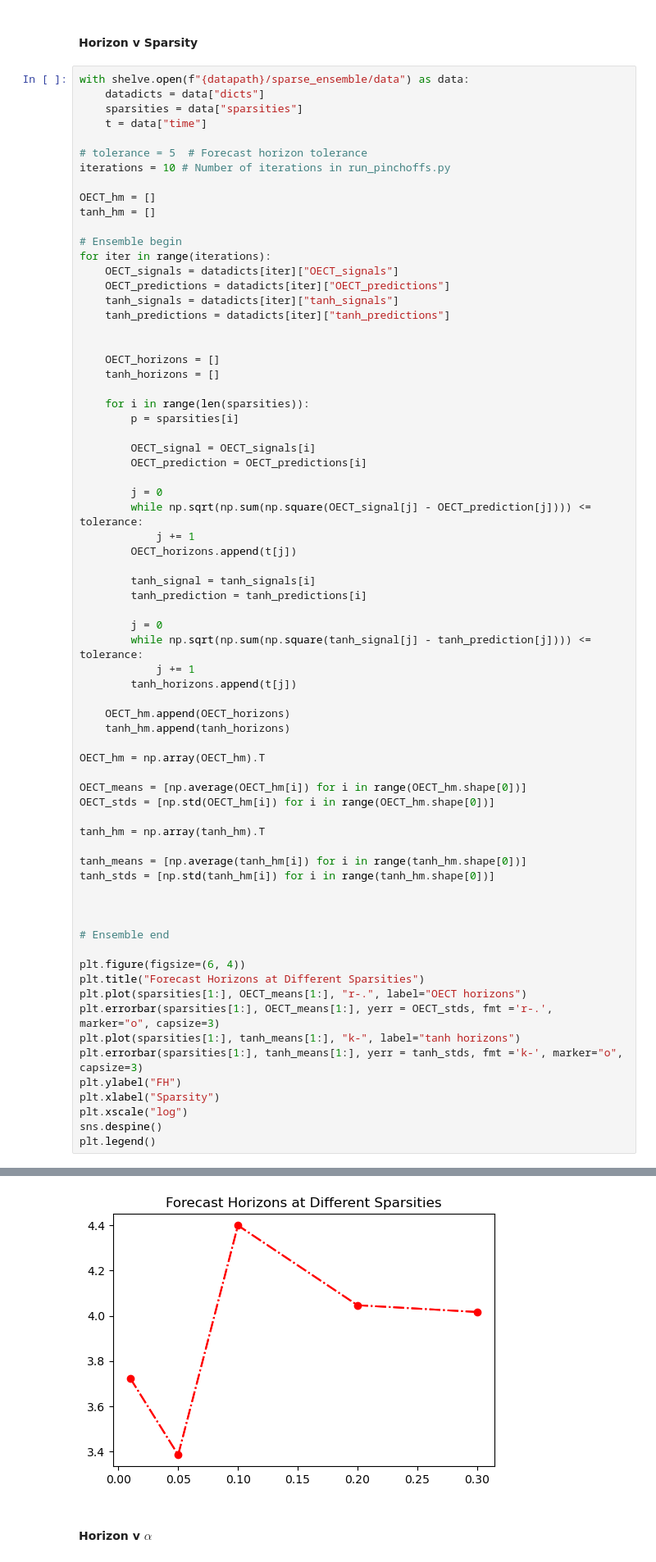
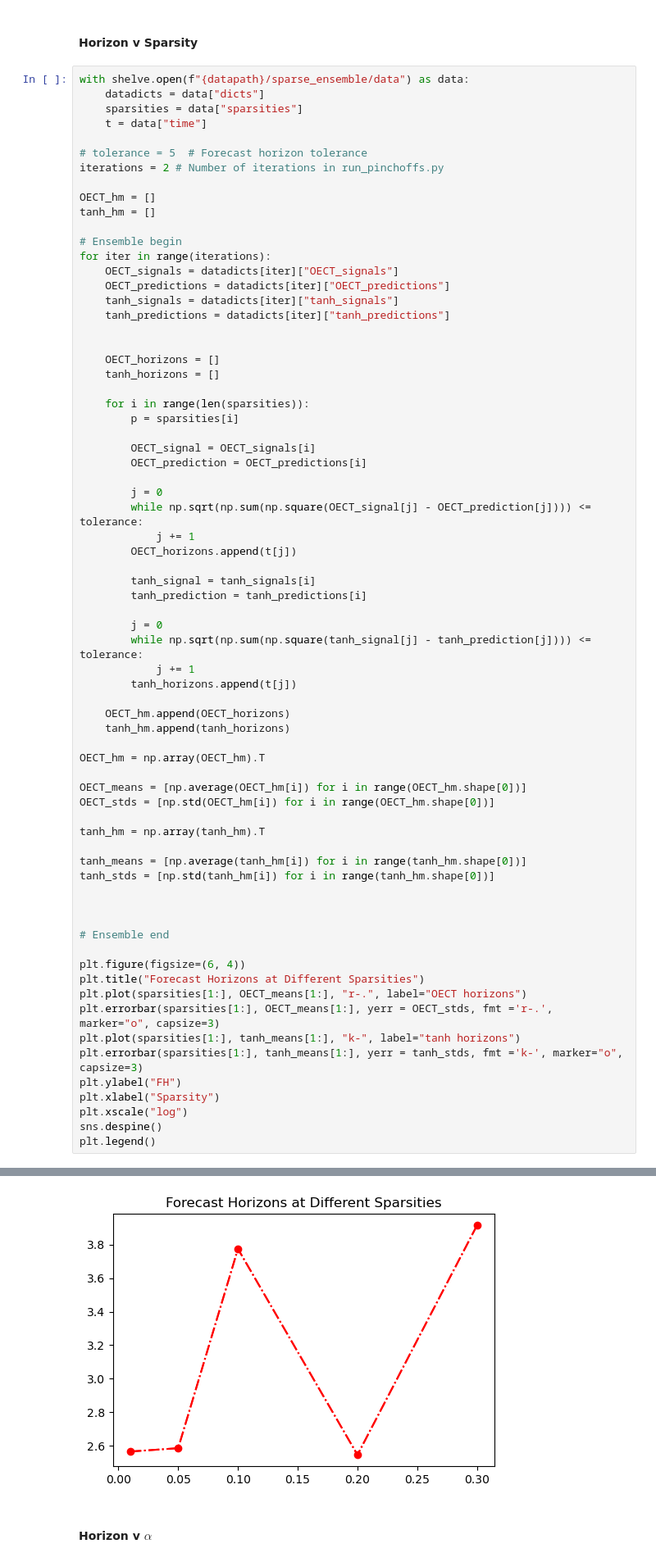
Before and after one commit to Signed-B/reservoir-computing-on-OECTs, a Jupyter notebook: horizon.ipynb, the cells around one changed output, grey strips where cells are left out. Shown at 82% size. Cells and saved outputs as stored; diff of their text form.

```diff
--- a/horizon.ipynb
+++ b/horizon.ipynb
@@ -161,7 +161,7 @@ with shelve.open(f"{datapath}/sparse_ensemble/data") as data:
     t = data["time"]
 
 # tolerance = 5  # Forecast horizon tolerance
-iterations = 10 # Number of iterations in run_pinchoffs.py
+iterations = 2 # Number of iterations in run_pinchoffs.py
 
 OECT_hm = []
 tanh_hm = []
@@ -199,34 +199,34 @@ for iter in range(iterations):
     OECT_hm.append(OECT_horizons)
     tanh_hm.append(tanh_horizons)
 
 OECT_hm = np.array(OECT_hm).T
 
 OECT_means = [np.average(OECT_hm[i]) for i in range(OECT_hm.shape[0])]
 OECT_stds = [np.std(OECT_hm[i]) for i in range(OECT_hm.shape[0])]
 
 tanh_hm = np.array(tanh_hm).T
 
 tanh_means = [np.average(tanh_hm[i]) for i in range(tanh_hm.shape[0])]
 tanh_stds = [np.std(tanh_hm[i]) for i in range(tanh_hm.shape[0])]
 
 
 
 # Ensemble end
 
 plt.figure(figsize=(6, 4))
 plt.title("Forecast Horizons at Different Sparsities")
 plt.plot(sparsities[1:], OECT_means[1:], "r-.", label="OECT horizons")
 plt.errorbar(sparsities[1:], OECT_means[1:], yerr = OECT_stds, fmt ='r-.', marker="o", capsize=3)
 plt.plot(sparsities[1:], tanh_means[1:], "k-", label="tanh horizons")
 plt.errorbar(sparsities[1:], tanh_means[1:], yerr = tanh_stds, fmt ='k-', marker="o", capsize=3)
 plt.ylabel("FH")
 plt.xlabel("Sparsity")
 plt.xscale("log")
 sns.despine()
 plt.legend()
 # %% [output]
 ValueError: 'yerr' (shape: (6,)) must be a scalar or a 1D or (2, n) array-like whose shape matches 'y' (shape: (5,))
-[figure, old version]
+[figure, new version]
 # %% [markdown]
 #### Horizon v $\alpha$
 # %%
```
Also changed, not shown: 1 other file.
